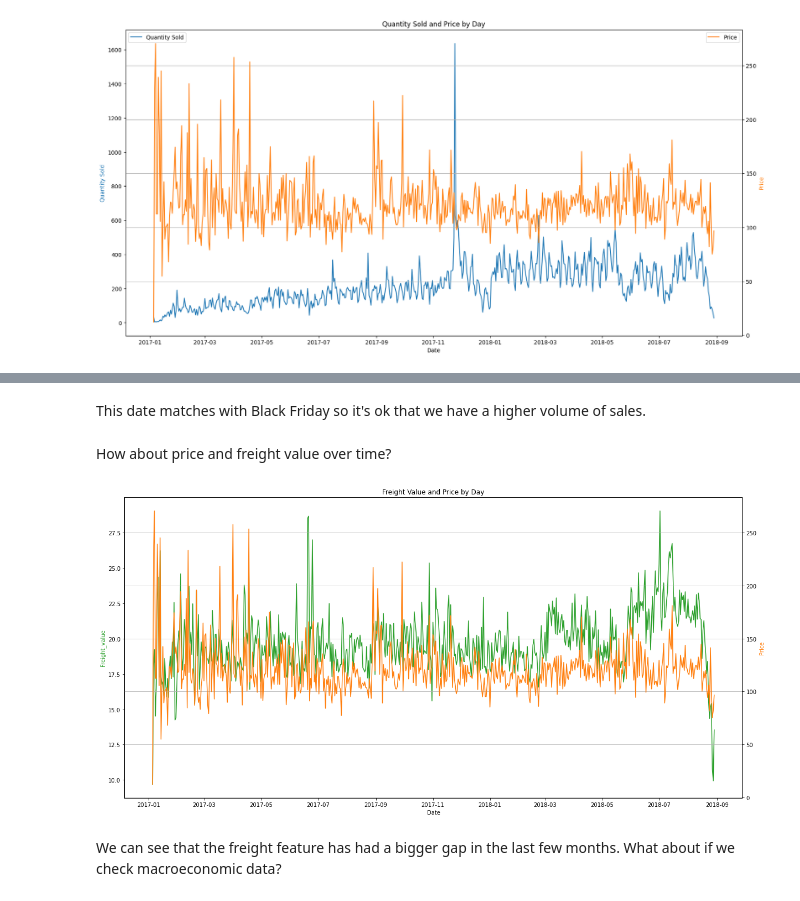
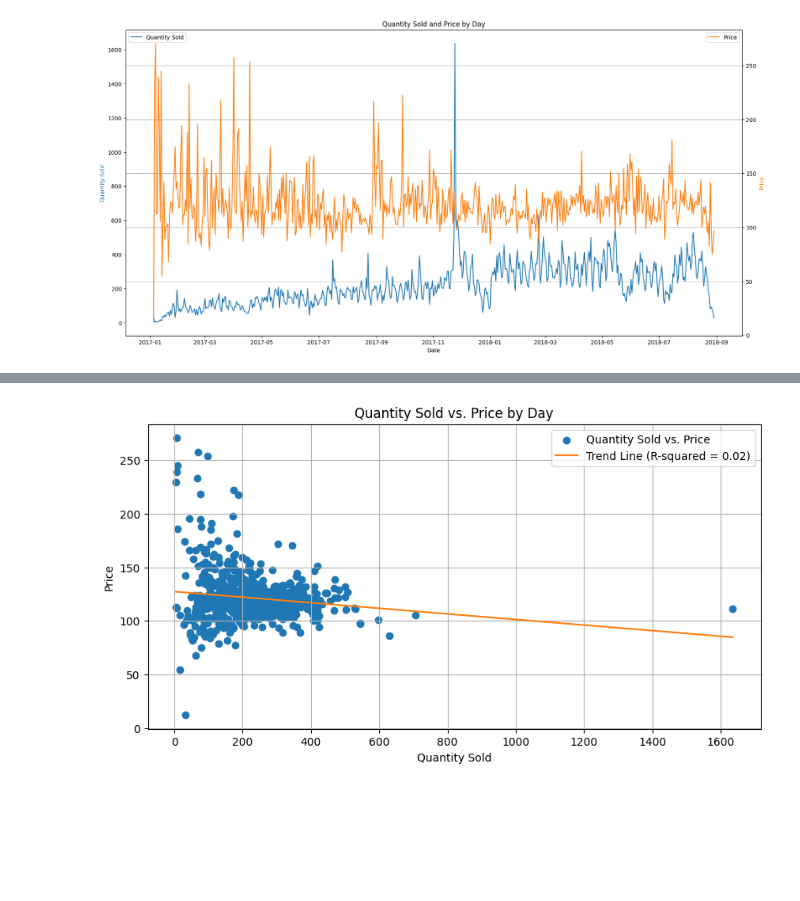
Before and after one commit to kiranraathod/price_optimization, a Jupyter notebook: price_optimization_kiran.ipynb, the cells around one changed output, grey strips where cells are left out. Saved outputs shown, nothing was run; the diff lists cells and outputs as text; code cells hidden in the pictures; blank space fills up the shorter version.

```diff
--- a/price_optimization_kiran.ipynb
+++ b/price_optimization_kiran.ipynb
@@ -277,4 +278,4 @@ memory usage: 4.0+ MB
 # drop unwanted column in items_name_list
 columns_to_drop = ['product_name_lenght', 'product_description_lenght', 'product_photos_qty', 'product_weight_g', 'product_length_cm', 'product_height_cm', 'product_width_cm']
 
-items_name_list.drop(columns=columns_to_drop, inplace=True)
+products.drop(columns=columns_to_drop, inplace=True)
@@ -290,6 +282,6 @@ items_name_list.head()
 # %%
 # lets merge items and items_name_list
-items = pd.merge(items_name_list, items, on='product_id')
+items = pd.merge(products, items, on='product_id')
 items.columns
 # %% [output]
 Index(['product_id', 'product_category_name', 'order_id', 'order_item_id',
@@ -406,34 +390,39 @@ daily_sales[daily_sales['quantity_sold'] == daily_sales['quantity_sold'].max()]
-# %% [markdown]
-This date matches with Black Friday so it's ok that we have a higher volume of sales.
-# %% [markdown]
-How about price and freight value over time?
-# %%
-# Specify the figure size (width, height) in inches
-plt.figure(figsize=(20, 10))  # Adjust the size as needed
-
-# Create two subplots with the shared x-axis
-ax1, ax2, ax3 = plt.axes(), plt.subplot(), plt.subplot()
-
-# Plot quantity sold (order_item_id) using the first y-axis (ax1)
-ax1.set_xlabel('Date')
-ax1.set_ylabel('Freight_value', color='tab:green')
-ax1.plot(daily_sales['date'], daily_sales['freight_value'], color='tab:green')
-#ax1.tick_params(axis='y', labelcolor='tab:blue')
-
-# Create a second y-axis (ax2) and plot price using it
-ax2 = ax1.twinx()  # share the same x-axis
-ax2.set_ylabel('Price', color='tab:orange')
-ax2.plot(daily_sales['date'], daily_sales['price'], color='tab:orange')
-#ax2.tick_params(axis='y', labelcolor='tab:orange')
-
-# Customize the appearance of the plot
-plt.title('Freight Value and Price by Day')
-plt.xticks(rotation=45)
-plt.grid()
-
-# Show the plot
-plt.show()
-# %% [output]
-[figure, removed]
-# %% [markdown]
-We can see that the freight feature has had a bigger gap in the last few months. What about if we check macroeconomic data?
+# %%
+
+from scipy.stats import linregress
+
+# Group data by day and calculate sum of quantity sold and mean price
+daily_sales = orders_items.groupby(orders_items['order_purchase_timestamp'].dt.date).agg({'price': 'mean', 'freight_value': 'mean', 'order_item_id': 'sum'}).reset_index()
+
+# Let's change the name of the columns order_item_id to quantity_sold and order_purchase_timestamp to date
+daily_sales.rename(columns={'order_item_id': 'quantity_sold', 'order_purchase_timestamp': 'date'}, inplace=True)
+
+# Create a scatter plot
+plt.figure(figsize=(10, 5))  # Adjust the size as needed
+
+# Plot a scatter plot for quantity sold vs. price
+plt.scatter(daily_sales['quantity_sold'], daily_sales['price'], label='Quantity Sold vs. Price', color='tab:blue')
+
+# Fit a linear regression line to the data
+slope, intercept, r_value, p_value, std_err = linregress(daily_sales['quantity_sold'], daily_sales['price'])
+
+# Calculate the trend line values
+trend_line_x = np.array([min(daily_sales['quantity_sold']), max(daily_sales['quantity_sold'])])
+trend_line_y = slope * trend_line_x + intercept
+
+# Plot the trend line
+plt.plot(trend_line_x, trend_line_y, color='tab:orange', label=f'Trend Line (R-squared = {r_value**2:.2f})')
+
+# Set labels and title
+plt.xlabel('Quantity Sold')
+plt.ylabel('Price')
+plt.title('Quantity Sold vs. Price by Day')
+
+# Add a legend
+plt.legend(loc='upper right')
+
+# Show the plot
+plt.grid()
+plt.show()
+# %% [output]
+[figure, added]
```
Also changed, not shown: parts of 30 cells of this notebook, 5 other files.
